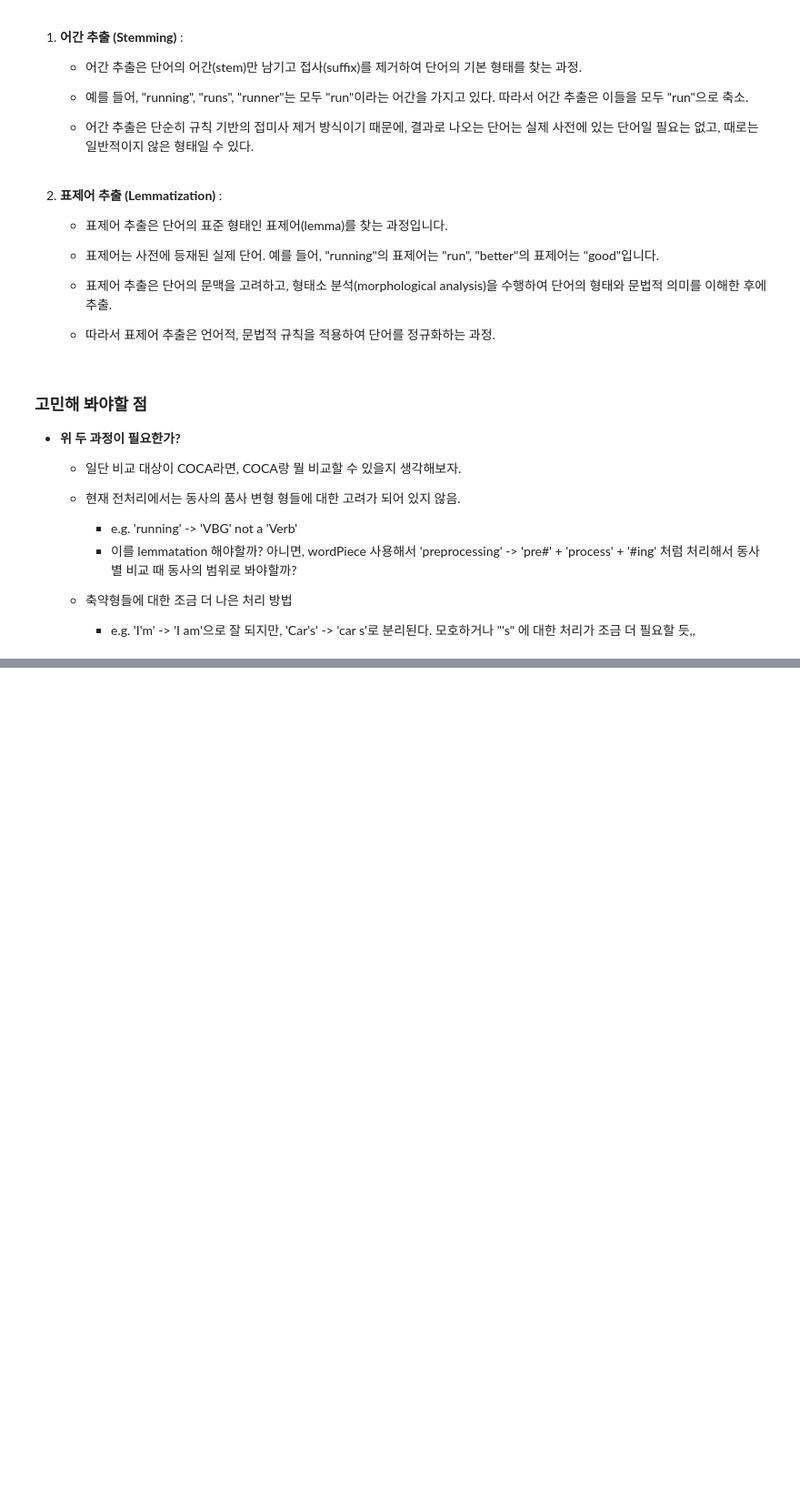
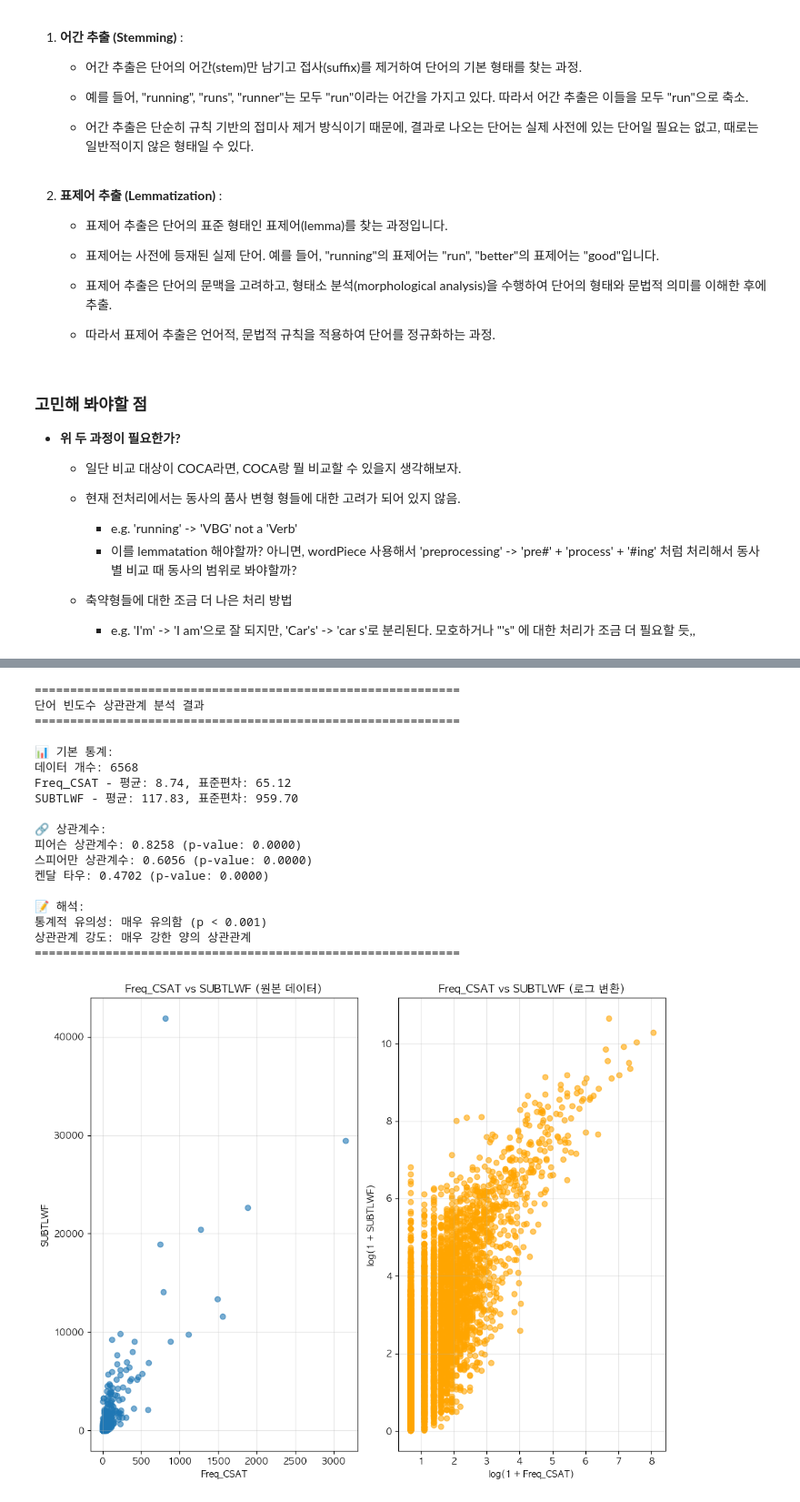
Before and after one commit to irregular6612/english-corpus-comparison, a Jupyter notebook: preprocessing.ipynb, the cells around one changed output, grey strips where cells are left out. Shown at 91% size. Drawn from its saved outputs; the diff is of its cells as text; code cells hidden in the pictures; blank space fills up the shorter version.

```diff
--- a/preprocessing.ipynb
+++ b/preprocessing.ipynb
@@ -751,0 +1375,22 @@ nltk.pos_tag(tokens)
+# %%
+analyzer = analyze_word_frequency_correlation(new_df, 'Freq_CSAT', 'SUBTLWF')
+# %% [output]
+============================================================
+단어 빈도수 상관관계 분석 결과
+============================================================
+
+📊 기본 통계:
+데이터 개수: 6568
+Freq_CSAT - 평균: 8.74, 표준편차: 65.12
+SUBTLWF - 평균: 117.83, 표준편차: 959.70
+
+🔗 상관계수:
+피어슨 상관계수: 0.8258 (p-value: 0.0000)
+스피어만 상관계수: 0.6056 (p-value: 0.0000)
+켄달 타우: 0.4702 (p-value: 0.0000)
+
+📝 해석:
+통계적 유의성: 매우 유의함 (p < 0.001)
+상관관계 강도: 매우 강한 양의 상관관계
+============================================================
+[figure, added]
```
Also changed, not shown: parts of 26 cells of this notebook.
